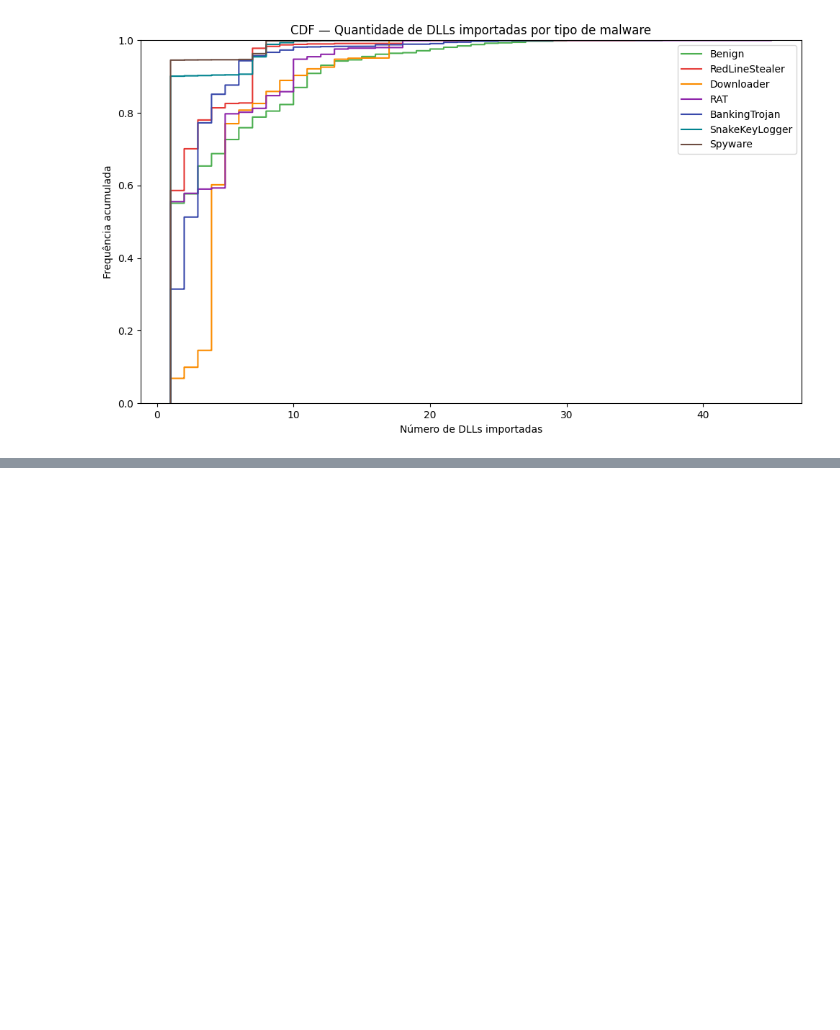
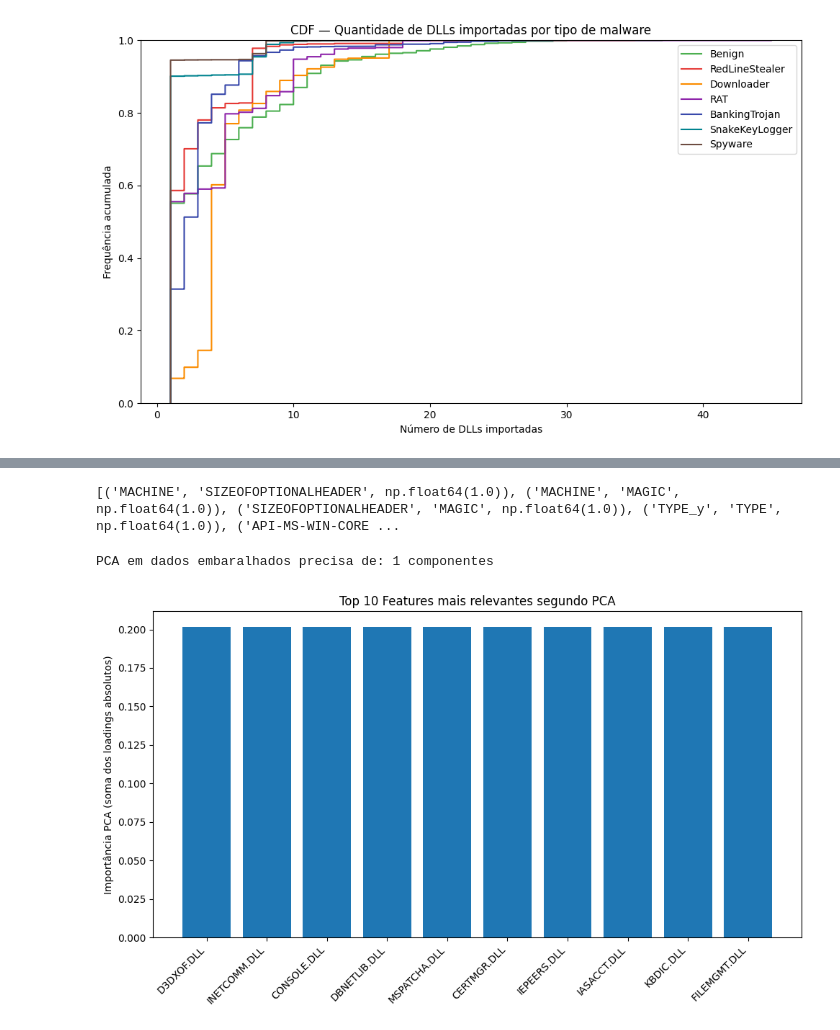
Before and after one commit to luisggf/2kr-project, a Jupyter notebook: main_copy.ipynb, the cells around one changed output, grey strips where cells are left out. Saved outputs shown, nothing was run; the diff lists cells and outputs as text; code cells hidden in the pictures; blank space fills up the shorter version.

```diff
--- a/main_copy.ipynb
+++ b/main_copy.ipynb
@@ -596,0 +689,58 @@ print("Plots e CSVs gerados em:", OUT_DIR)
+# %%
+corr_spear = df[numeric_cols].corr(method="spearman")
+
+pairs = []
+for i in range(len(numeric_cols)):
+    for j in range(i+1, len(numeric_cols)):
+        val = corr_spear.iloc[i,j]
+        if abs(val) > 0.40:
+            pairs.append((numeric_cols[i], numeric_cols[j], val))
+
+pairs_sorted = sorted(pairs, key=lambda x: abs(x[2]), reverse=True)
+print(pairs_sorted[:30])
+# %% [output]
+[('MACHINE', 'SIZEOFOPTIONALHEADER', np.float64(1.0)), ('MACHINE', 'MAGIC', np.float64(1.0)), ('SIZEOFOPTIONALHEADER', 'MAGIC', np.float64(1.0)), ('TYPE_y', 'TYPE', np.float64(1.0)), ('API-MS-WIN-CORE ...
+# %%
+df_shuffle = df.copy()
+for col in numeric_cols:
+    df_shuffle[col] = np.random.permutation(df_shuffle[col].values)
+
+Xs_shuffled = StandardScaler().fit_transform(df_shuffle[numeric_cols].values)
+pca_shuffled = PCA(n_components=100)
+pca_shuffled.fit(Xs_shuffled)
+
+cum_shuffled = np.cumsum(pca_shuffled.explained_variance_ratio_)
+N_keep_shuffled = np.argmax(cum_shuffled >= 0.95) + 1
+
+print("PCA em dados embaralhados precisa de:", N_keep_shuffled, "componentes")
+# %% [output]
+PCA em dados embaralhados precisa de: 1 componentes
+# %%
+import pandas as pd
+import matplotlib.pyplot as plt
+import numpy as np
+
+# ===========================
+# Carregar ranking PCA
+# ===========================
+df_rank = pd.read_csv("./eda_outputs1/pca_feature_importance.csv")
+
+# Ordenar por importância
+df_rank = df_rank.sort_values(by="pca_importance", ascending=False)
+
+# Pegar somente as top 10
+df_top10 = df_rank.head(10)
+
+# ===========================
+# Plot
+# ===========================
+plt.figure(figsize=(10,6))
+plt.bar(df_top10["feature"], df_top10["pca_importance"])
+plt.xticks(rotation=45, ha='right')
+plt.title("Top 10 Features mais relevantes segundo PCA")
+plt.ylabel("Importância PCA (soma dos loadings absolutos)")
+plt.tight_layout()
+plt.savefig("./eda_outputs/pca_top10_barplot.png")
+plt.show()
+# %% [output]
+[figure, added]
```
Also changed, not shown: parts of 5 cells of this notebook, 3 other files.
